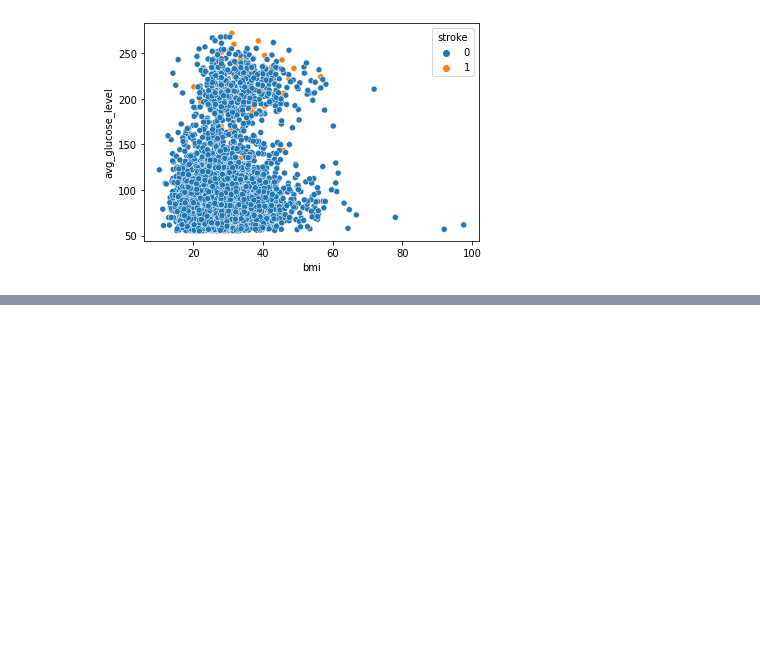
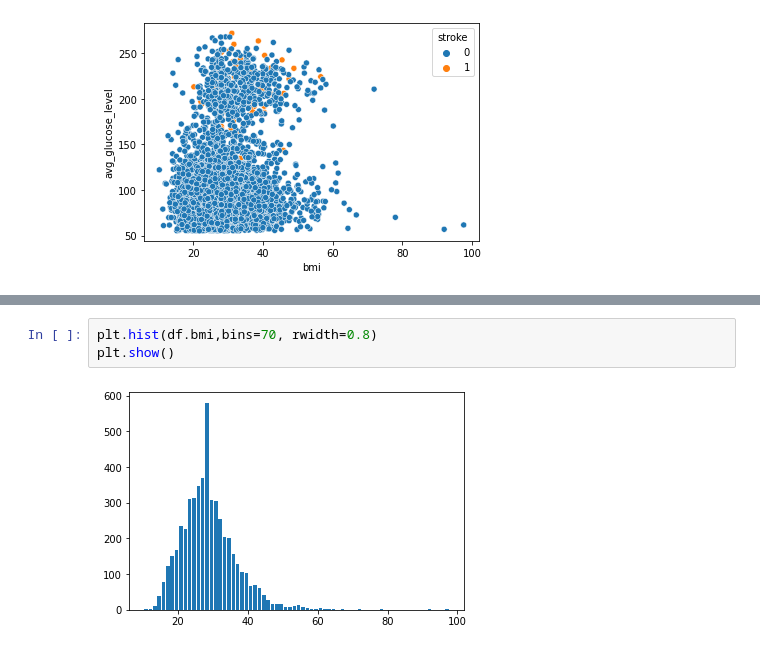
Before and after one commit to sohamp11/Dax-Training, a Jupyter notebook: DAX-DS-Assignment-2022-Soham_Pati/Data_Analytics/Analytics_Assign.ipynb, the cells around one changed output, grey strips where cells are left out. Cells and saved outputs as stored; diff of their text form; blank space fills up the shorter version.

```diff
--- a/DAX-DS-Assignment-2022-Soham_Pati/Data_Analytics/Analytics_Assign.ipynb
+++ b/DAX-DS-Assignment-2022-Soham_Pati/Data_Analytics/Analytics_Assign.ipynb
@@ -155,0 +178,5 @@ sns.scatterplot(data = df,x='bmi', y='avg_glucose_level',hue = 'stroke')
+# %%
+plt.hist(df.bmi,bins=70, rwidth=0.8)
+plt.show()
+# %% [output]
+[figure, added]
```
Also changed, not shown: parts of 35 cells of this notebook.
